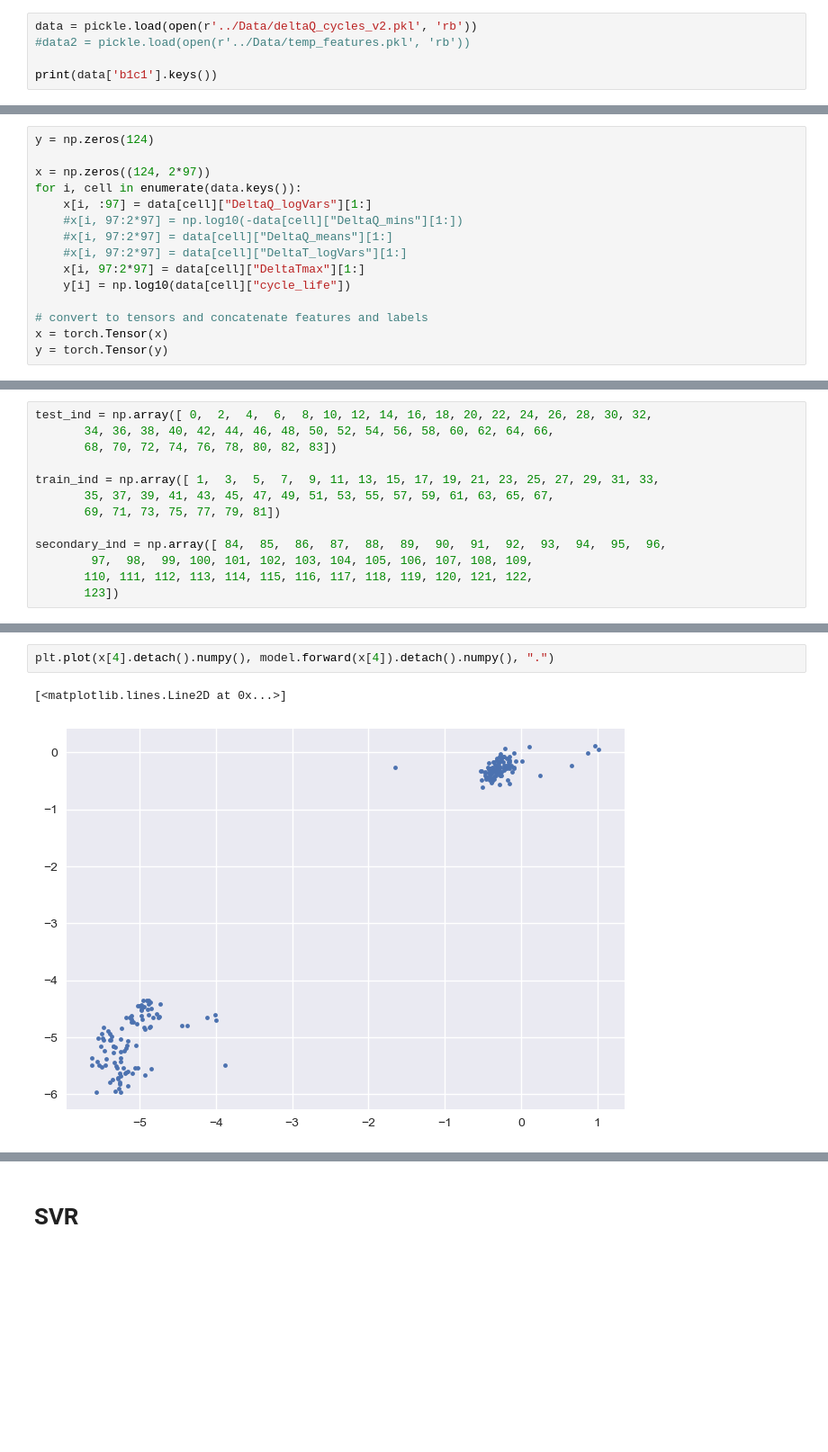
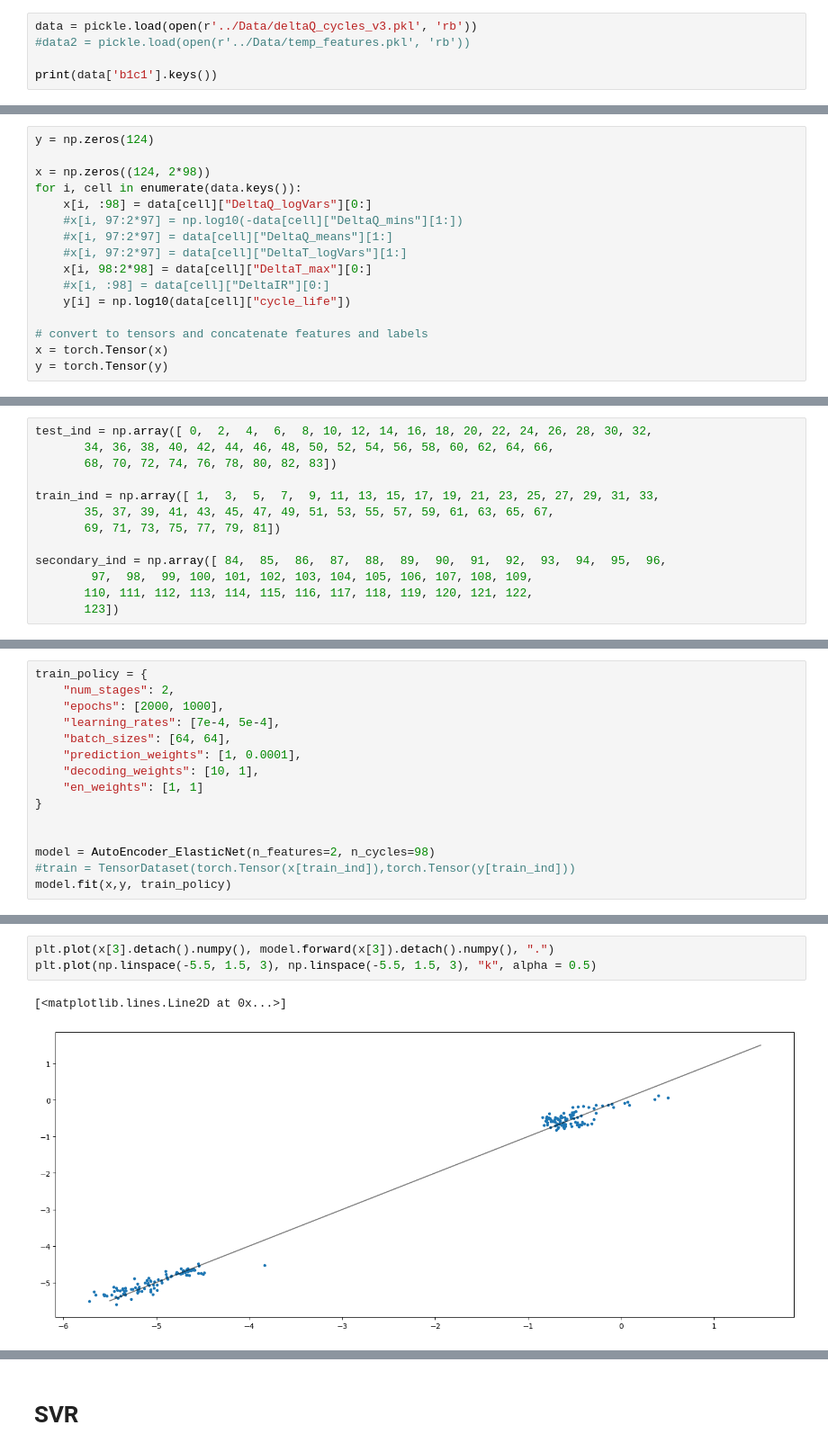
Before and after one commit to nathan99sun/HybridPred, a Jupyter notebook: source/AutoEncoders_DimensionReduction.ipynb, the cells around one changed output, grey strips where cells are left out. Shown at 90% size. Cells and saved outputs as stored; diff of their text form; blank space fills up the shorter version.

Commit message:
Predictions for 98 cycles

```diff
--- a/source/AutoEncoders_DimensionReduction.ipynb
+++ b/source/AutoEncoders_DimensionReduction.ipynb
@@ -27,7 +27,7 @@ from models import *
 # %% [markdown]
 ## **Exploratory Data Analysis**
 # %%
-data = pickle.load(open(r'../Data/deltaQ_cycles_v2.pkl', 'rb'))
+data = pickle.load(open(r'../Data/deltaQ_cycles_v3.pkl', 'rb'))
 #data2 = pickle.load(open(r'../Data/temp_features.pkl', 'rb'))
 
 print(data['b1c1'].keys())
@@ -36,13 +36,14 @@ dict_keys(['cycle_life', 'DeltaQ_logVars', 'DeltaQ_mins', 'DeltaQ_means', 'Delta
 # %%
 y = np.zeros(124)
 
-x = np.zeros((124, 2*97))
+x = np.zeros((124, 2*98))
 for i, cell in enumerate(data.keys()):
-    x[i, :97] = data[cell]["DeltaQ_logVars"][1:]
+    x[i, :98] = data[cell]["DeltaQ_logVars"][0:]
     #x[i, 97:2*97] = np.log10(-data[cell]["DeltaQ_mins"][1:])
     #x[i, 97:2*97] = data[cell]["DeltaQ_means"][1:]
     #x[i, 97:2*97] = data[cell]["DeltaT_logVars"][1:]
-    x[i, 97:2*97] = data[cell]["DeltaTmax"][1:]
+    x[i, 98:2*98] = data[cell]["DeltaT_max"][0:]
+    #x[i, :98] = data[cell]["DeltaIR"][0:]
     y[i] = np.log10(data[cell]["cycle_life"])
 
 # convert to tensors and concatenate features and labels
@@ -82,0 +69,15 @@ Epoch 1800/2000, loss: 0.15
+# %%
+train_policy = {
+    "num_stages": 2,
+    "epochs": [2000, 1000],
+    "learning_rates": [7e-4, 5e-4],
+    "batch_sizes": [64, 64],
+    "prediction_weights": [1, 0.0001],
+    "decoding_weights": [10, 1],
+    "en_weights": [1, 1]
+}
+
+
+model = AutoEncoder_ElasticNet(n_features=2, n_cycles=98)
+#train = TensorDataset(torch.Tensor(x[train_ind]),torch.Tensor(y[train_ind]))
+model.fit(x,y, train_policy)
@@ -91,8 +124,9 @@ tensor([ 0.0000,  0.0000,  5.8169,  0.0000,  0.0000,  0.0000,  7.1335,  6.6792,
 # %%
-plt.plot(x[4].detach().numpy(), model.forward(x[4]).detach().numpy(), ".")
+plt.plot(x[3].detach().numpy(), model.forward(x[3]).detach().numpy(), ".")
+plt.plot(np.linspace(-5.5, 1.5, 3), np.linspace(-5.5, 1.5, 3), "k", alpha = 0.5)
 # %% [output]
 [<matplotlib.lines.Line2D at 0x...>]
-[figure, old version]
+[figure, new version]
 # %%
 print(y[1], model.elastic_net_predict(x[1]))
 # %% [output]
```
Also changed, not shown: parts of 10 cells of this notebook.
